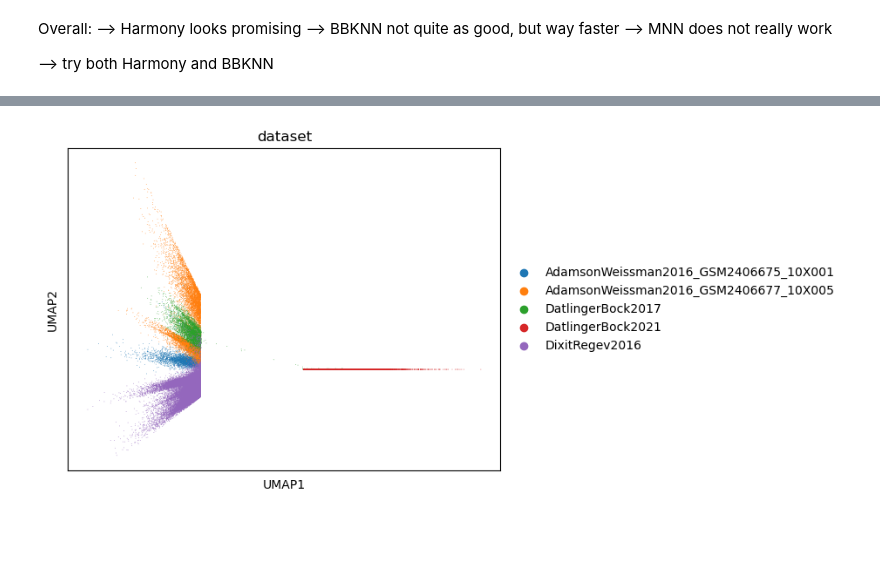
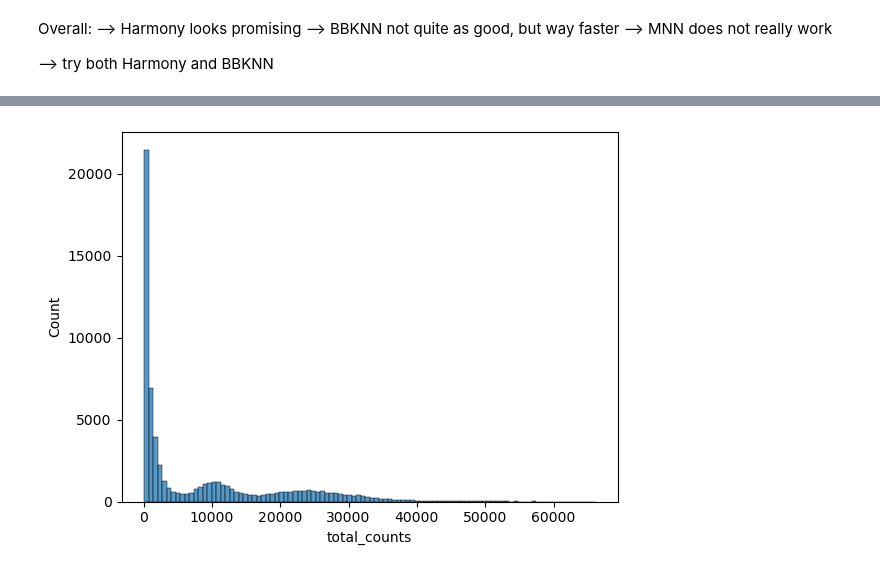
Before and after one commit to GoyalLab/ExPert, a Jupyter notebook: notebooks/merge_datasets.ipynb, the cells around one changed output, grey strips where cells are left out. Cells and saved outputs as stored; diff of their text form; code cells hidden in the pictures; blank space fills up the shorter version.

```diff
--- a/notebooks/merge_datasets.ipynb
+++ b/notebooks/merge_datasets.ipynb
@@ -119,7 +118,5 @@ sc.pl.umap(metaset, color='dataset')
-# %%
-# Perform UMAP or clustering using Harmony-corrected embeddings
-sc.pp.neighbors(metaset, use_rep='X_pca_harmony')
-sc.tl.umap(metaset)
-sc.pl.umap(metaset, color='dataset')
-# %% [output]
-[figure, removed]
+# %%
+import seaborn as sns
+p3 = sns.histplot(test.obs["total_counts"], bins=100, kde=False)
+# %% [output]
+[figure, added]
```
Also changed, not shown: parts of 17 cells of this notebook, 12 other files.
